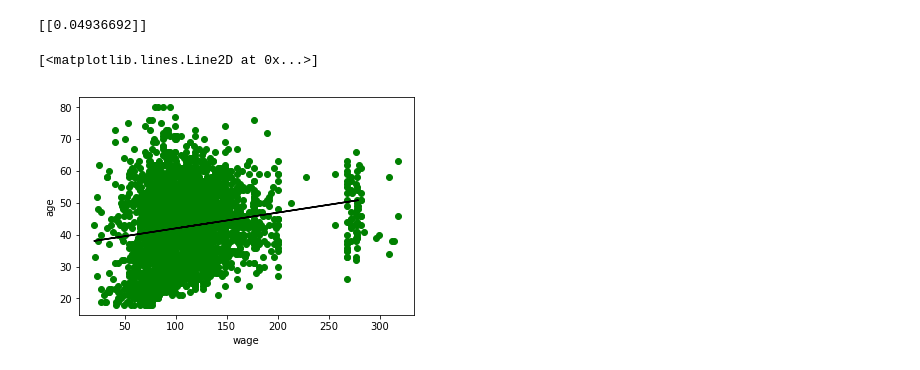
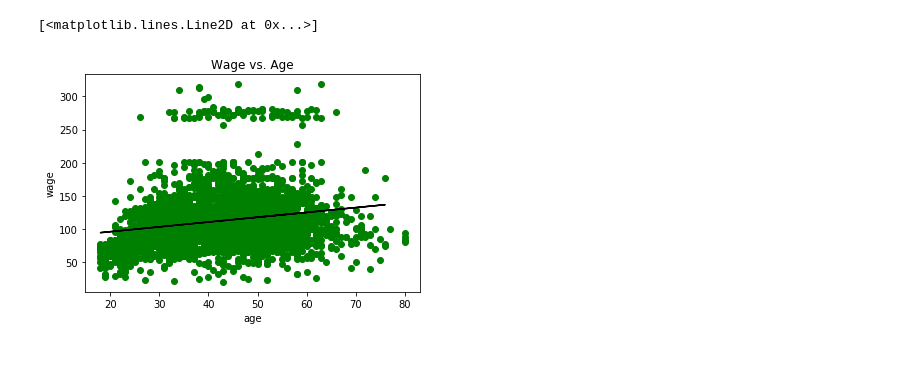
Before and after one commit to abtruong/machinelearning, a Jupyter notebook: Project 2/project2.ipynb, the cells around one changed output. Saved outputs shown, nothing was run; the diff lists cells and outputs as text; code cells hidden in the pictures.

Commit message:
Changed up formatting, changed Wage and Age matrices

```diff
--- a/Project 2/project2.ipynb
+++ b/Project 2/project2.ipynb
@@ -1,45 +80,36 @@
 # %%
+#####
+# 3 # - Fit wage as a function of age, list coefficients of model, plot line to scatterplot
+#####
+
 import pandas, matplotlib.pyplot as plt, numpy as np
 from sklearn.model_selection import train_test_split
 from sklearn.linear_model import LinearRegression
 
 data = pandas.read_csv('Wage.csv')
 
-X = data['wage'][:,None]
-y = data['age'][:,None]
+X = data['age'][:,None]
+y = data['wage'][:,None]
 
-#####
-# 1 # - Create a scatter plot comparing wage to age
-#####
 plt.scatter(X, y, c='green')
-plt.xlabel("wage")
-plt.ylabel("age")
-print('''There does not appear to be a relationship regarding
-wages and age. The plots are so scattered that it seems
-''')
+plt.xlabel("age")
+plt.ylabel("wage")
+plt.title("Wage vs. Age")
 
-#####
-# 2 # - Set aside 20% of the data as a test set (20% of 3000 is 600)
-#####
+# Split the training data of age and wage by 20% for the testing set
 X_train, X_test, y_train, y_test = train_test_split(X, y, test_size=0.2)
-# print(X_train) # age training set, print for debugging
-# print(X_test)  # age testing set, ""
-# print(y_train) # wage training set, ""
-# print(y_test)  # wage testing set, ""
 
+# Set the linear regression function
+reg = LinearRegression()
 
-#####
-# 3 # - Fit wage as a function of age, list coefficients of model, plot line to scatterplot
-#####
-reg = LinearRegression().fit(X_train, y_train)
-print(reg.coef_)
+# Train the model
+reg.fit(X_train, y_train)
+
+# Predict the value
 y_pred = reg.predict(X_test)
+
+# Plot line against the scatterplot from question 1
 plt.plot(X_test, y_pred, color='k')
-
-##### - Predict wages for each items in test set, then score against targets
-# 4 # - What does R^2 tell you about how well the model fits the data?
-#####
 # %% [output]
-[[0.04936692]]
+[<matplotlib.lines.Line2D at 0x...>]
-[<matplotlib.lines.Line2D at 0x...>]
-[figure, old version]
+[figure, new version]
```
Also changed, not shown: parts of 2 cells of this notebook.
